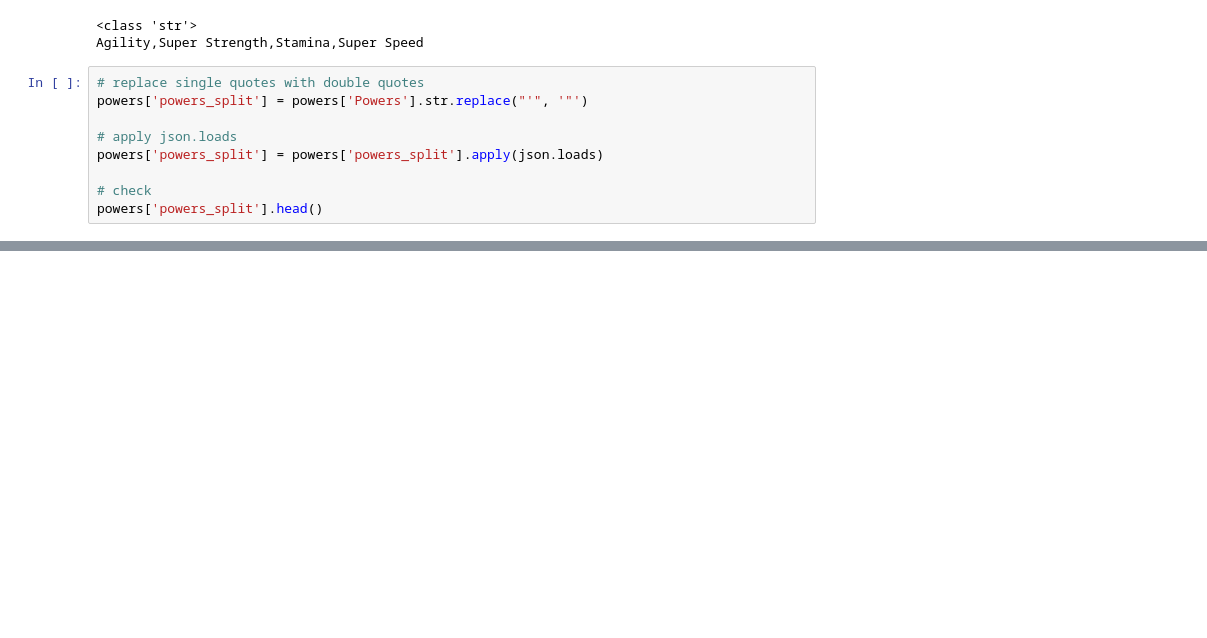
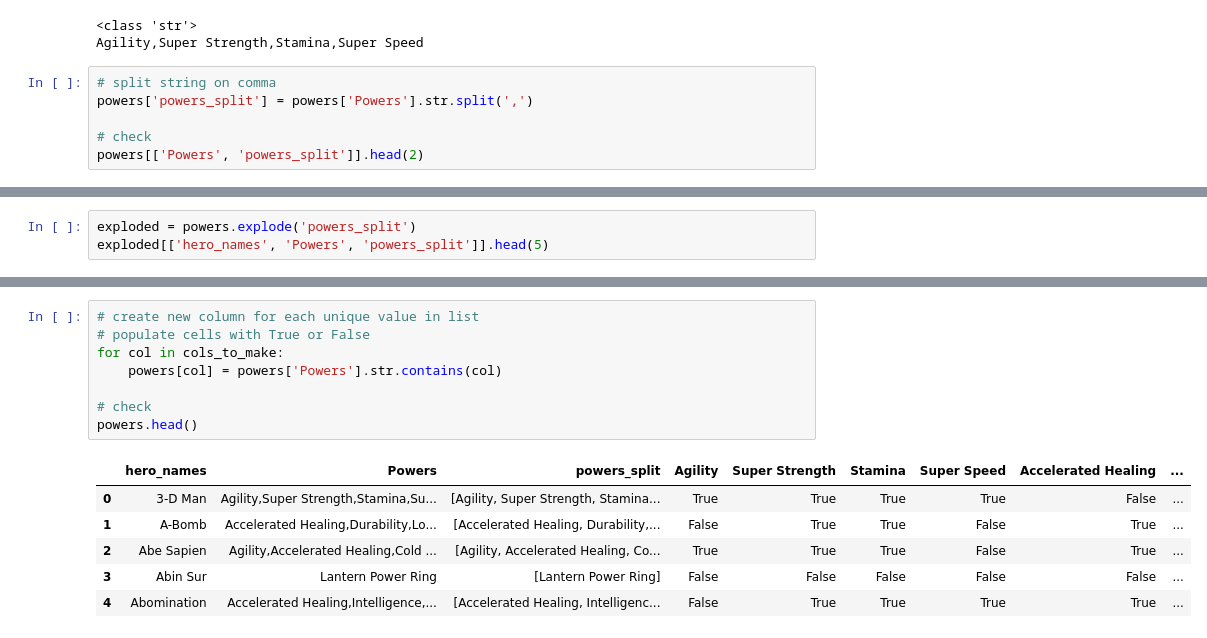
Before and after one commit to kellianneyang/advanced-transformations-in-pandas-practice, a Jupyter notebook: applying_advanced_transformations.ipynb, the cells around one changed output, grey strips where cells are left out. Drawn from its saved outputs; the diff is of its cells as text; blank space fills up the shorter version.

```diff
--- a/applying_advanced_transformations.ipynb
+++ b/applying_advanced_transformations.ipynb
@@ -253,12 +268,9 @@ print(power)
 <class 'str'>
 Agility,Super Strength,Stamina,Super Speed
 # %%
-# replace single quotes with double quotes
-powers['powers_split'] = powers['Powers'].str.replace("'", '"')
-
-# apply json.loads
-powers['powers_split'] = powers['powers_split'].apply(json.loads)
+# split string on comma
+powers['powers_split'] = powers['Powers'].str.split(',')
 
 # check
-powers['powers_split'].head()
+powers[['Powers', 'powers_split']].head(2)
 # %% [output]
@@ -265,0 +280,3 @@ JSONDecodeError: Expecting value: line 1 column 1 (char 0)
+# %%
+exploded = powers.explode('powers_split')
+exploded[['hero_names', 'Powers', 'powers_split']].head(5)
@@ -265,0 +314,15 @@ JSONDecodeError: Expecting value: line 1 column 1 (char 0)
+# %%
+# create new column for each unique value in list
+# populate cells with True or False
+for col in cols_to_make:
+    powers[col] = powers['Powers'].str.contains(col)
+
+# check
+powers.head()
+# %% [output]
+|  | hero_names | Powers | powers_split | Agility | Super Strength | Stamina | Super Speed | Accelerated Healing | ... |
+| 0 | 3-D Man | Agility,Super Strength,Stamina,Su... | [Agility, Super Strength, Stamina... | True | True | True | True | False | ... |
+| 1 | A-Bomb | Accelerated Healing,Durability,Lo... | [Accelerated Healing, Durability,... | False | True | True | False | True | ... |
+| 2 | Abe Sapien | Agility,Accelerated Healing,Cold ... | [Agility, Accelerated Healing, Co... | True | True | True | False | True | ... |
+| 3 | Abin Sur | Lantern Power Ring | [Lantern Power Ring] | False | False | False | False | False | ... |
+| 4 | Abomination | Accelerated Healing,Intelligence,... | [Accelerated Healing, Intelligenc... | False | True | True | True | True | ... |
```
Also changed, not shown: parts of 16 cells of this notebook.
